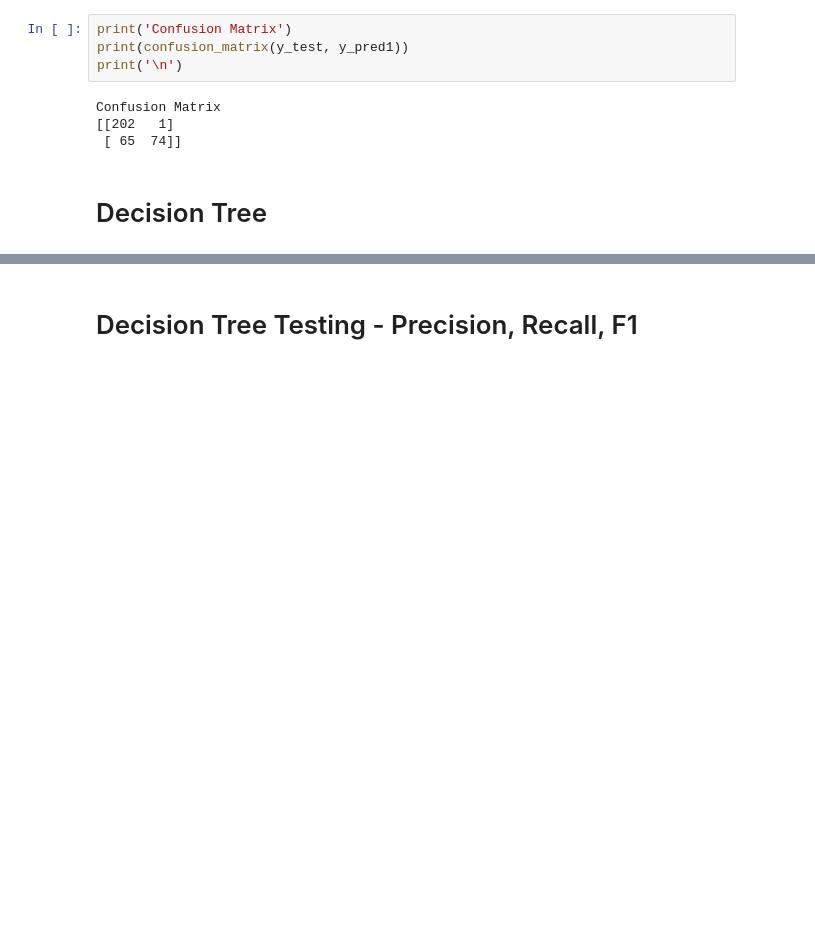
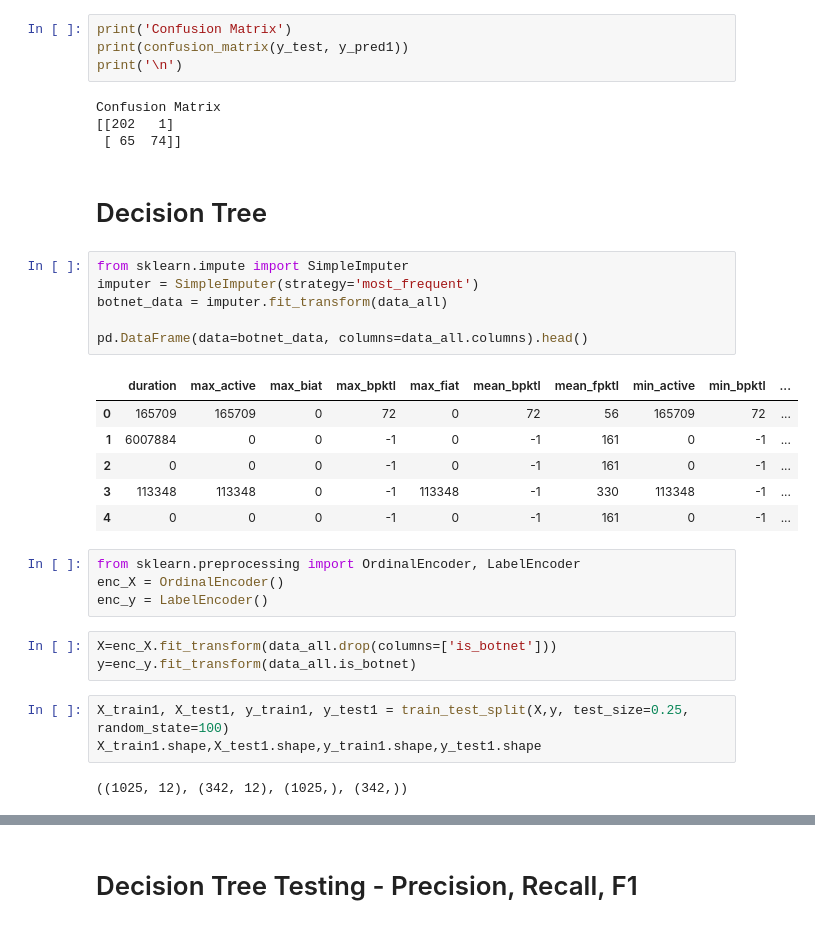
Before and after one commit to NSoni25/Botnet-Detection-Project, a Jupyter notebook: Botnet_Detection.ipynb, the cells around one changed output, grey strips where cells are left out. Saved outputs shown, nothing was run; the diff lists cells and outputs as text; blank space fills up the shorter version.

```diff
--- a/Botnet_Detection.ipynb
+++ b/Botnet_Detection.ipynb
@@ -371,4 +371,29 @@ Confusion Matrix
  [ 65  74]]
 # %% [markdown]
 # Decision Tree
+# %%
+from sklearn.impute import SimpleImputer
+imputer = SimpleImputer(strategy='most_frequent')
+botnet_data = imputer.fit_transform(data_all)
+
+pd.DataFrame(data=botnet_data, columns=data_all.columns).head()
+# %% [output]
+|  | duration | max_active | max_biat | max_bpktl | max_fiat | mean_bpktl | mean_fpktl | min_active | min_bpktl | ... |
+| 0 | 165709 | 165709 | 0 | 72 | 0 | 72 | 56 | 165709 | 72 | ... |
+| 1 | 6007884 | 0 | 0 | -1 | 0 | -1 | 161 | 0 | -1 | ... |
+| 2 | 0 | 0 | 0 | -1 | 0 | -1 | 161 | 0 | -1 | ... |
+| 3 | 113348 | 113348 | 0 | -1 | 113348 | -1 | 330 | 113348 | -1 | ... |
+| 4 | 0 | 0 | 0 | -1 | 0 | -1 | 161 | 0 | -1 | ... |
+# %%
+from sklearn.preprocessing import OrdinalEncoder, LabelEncoder
+enc_X = OrdinalEncoder()
+enc_y = LabelEncoder()
+# %%
+X=enc_X.fit_transform(data_all.drop(columns=['is_botnet']))
+y=enc_y.fit_transform(data_all.is_botnet)
+# %%
+X_train1, X_test1, y_train1, y_test1 = train_test_split(X,y, test_size=0.25, random_state=100)
+X_train1.shape,X_test1.shape,y_train1.shape,y_test1.shape
+# %% [output]
+((1025, 12), (342, 12), (1025,), (342,))
 # %%
```
Also changed, not shown: parts of 13 cells of this notebook.
